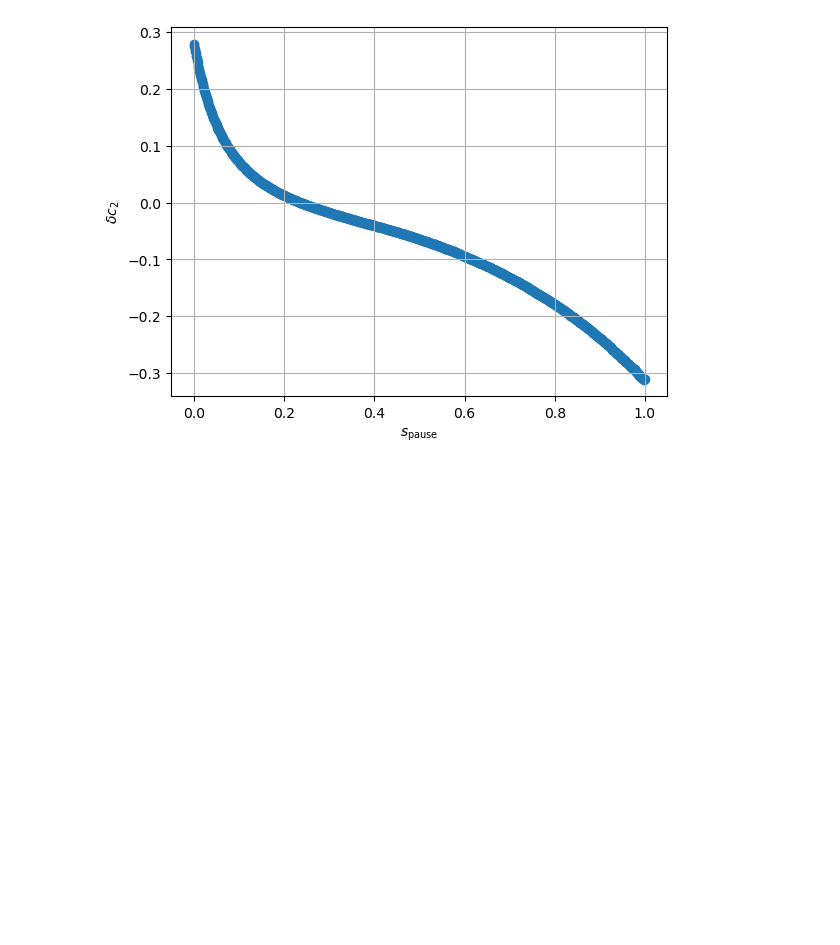
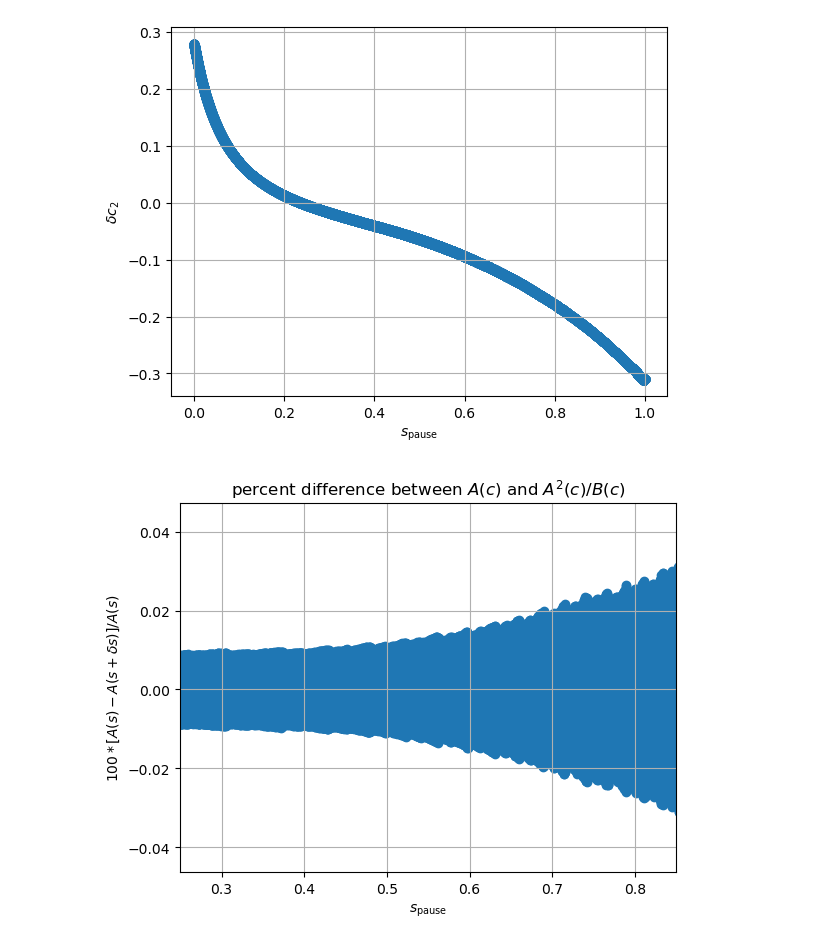
Before and after one commit to vdrouint/d-wave-other, a Jupyter notebook: annealing_params.ipynb, the cells around one changed output. Cells and saved outputs as stored; diff of their text form; code cells hidden in the pictures; blank space fills up the shorter version.

```diff
--- a/annealing_params.ipynb
+++ b/annealing_params.ipynb
@@ -87,6 +109,21 @@ plt.grid()
 plt.show()
 # %% [output]
 [figure]
+# %%
+# plot
+fig, ax = plt.subplots()
+
+ax.scatter(new_s, 100*np.divide(differences, new_A))
+#ax.scatter(new_s, differences)
+plt.xlabel(r'$s_{\rm pause}$')
+plt.ylabel(r'$100*[A(s) - A(s + \delta s)]/A(s)$')
+plt.xlim([0.25, 0.85])
+#plt.ylim([-50, 50])
+plt.title(r"percent difference between $A(c)$ and $A^2(c)/B(c)$")
+plt.grid()
+plt.show()
+# %% [output]
+[figure, added]
 # %%
 #h value, J_12, J_22
 
```
Also changed, not shown: parts of 8 cells of this notebook.
